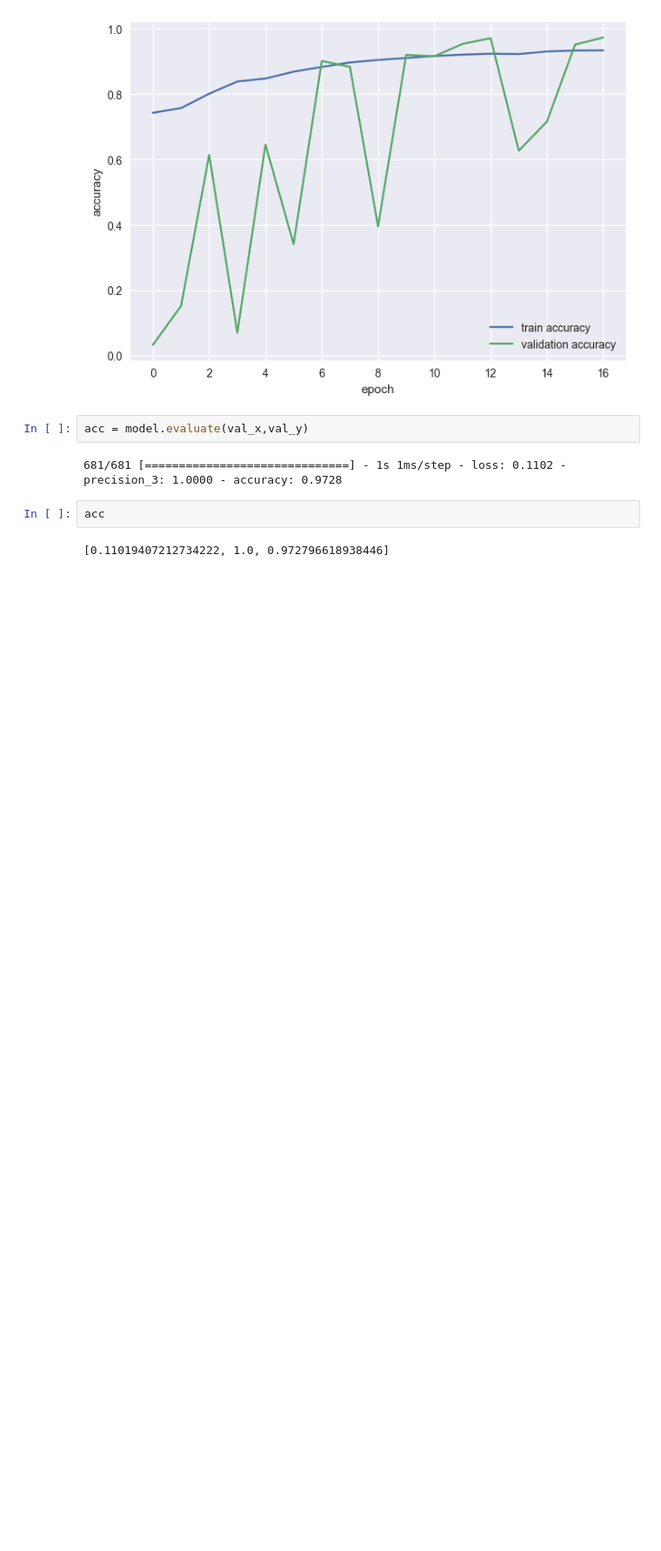
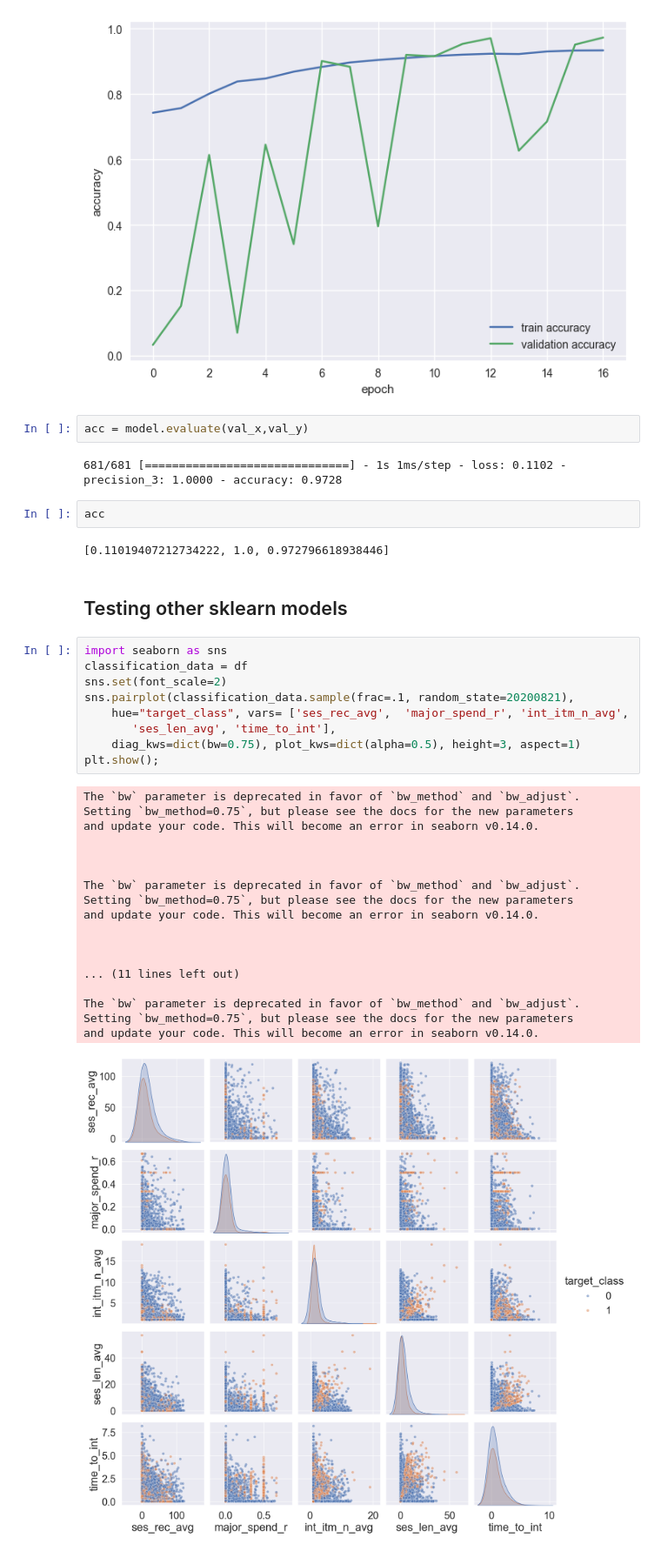
Before and after one commit to Sanvit-Katrekar/customer-churn-prediction, a Jupyter notebook: AugmentedChurn.ipynb, the cells around one changed output. Shown at 87% size. Drawn from its saved outputs; the diff is of its cells as text; blank space fills up the shorter version.

Commit message:
added pairplot

```diff
--- a/AugmentedChurn.ipynb
+++ b/AugmentedChurn.ipynb
@@ -238,3 +238,33 @@ acc = model.evaluate(val_x,val_y)
 acc
 # %% [output]
 [0.11019407212734222, 1.0, 0.972796618938446]
+# %% [markdown]
+## Testing other sklearn models
+# %%
+import seaborn as sns
+classification_data = df
+sns.set(font_scale=2)
+sns.pairplot(classification_data.sample(frac=.1, random_state=20200821),
+    hue="target_class", vars= ['ses_rec_avg',  'major_spend_r', 'int_itm_n_avg',
+       'ses_len_avg', 'time_to_int'],
+    diag_kws=dict(bw=0.75), plot_kws=dict(alpha=0.5), height=3, aspect=1)
+plt.show();
+# %% [output]
+The `bw` parameter is deprecated in favor of `bw_method` and `bw_adjust`.
+Setting `bw_method=0.75`, but please see the docs for the new parameters
+and update your code. This will become an error in seaborn v0.14.0.
+
+
+
+The `bw` parameter is deprecated in favor of `bw_method` and `bw_adjust`.
+Setting `bw_method=0.75`, but please see the docs for the new parameters
+and update your code. This will become an error in seaborn v0.14.0.
+
+
+
+... (11 lines left out)
+
+The `bw` parameter is deprecated in favor of `bw_method` and `bw_adjust`.
+Setting `bw_method=0.75`, but please see the docs for the new parameters
+and update your code. This will become an error in seaborn v0.14.0.
+[figure, added]
```
Also changed, not shown: parts of 9 cells of this notebook.
